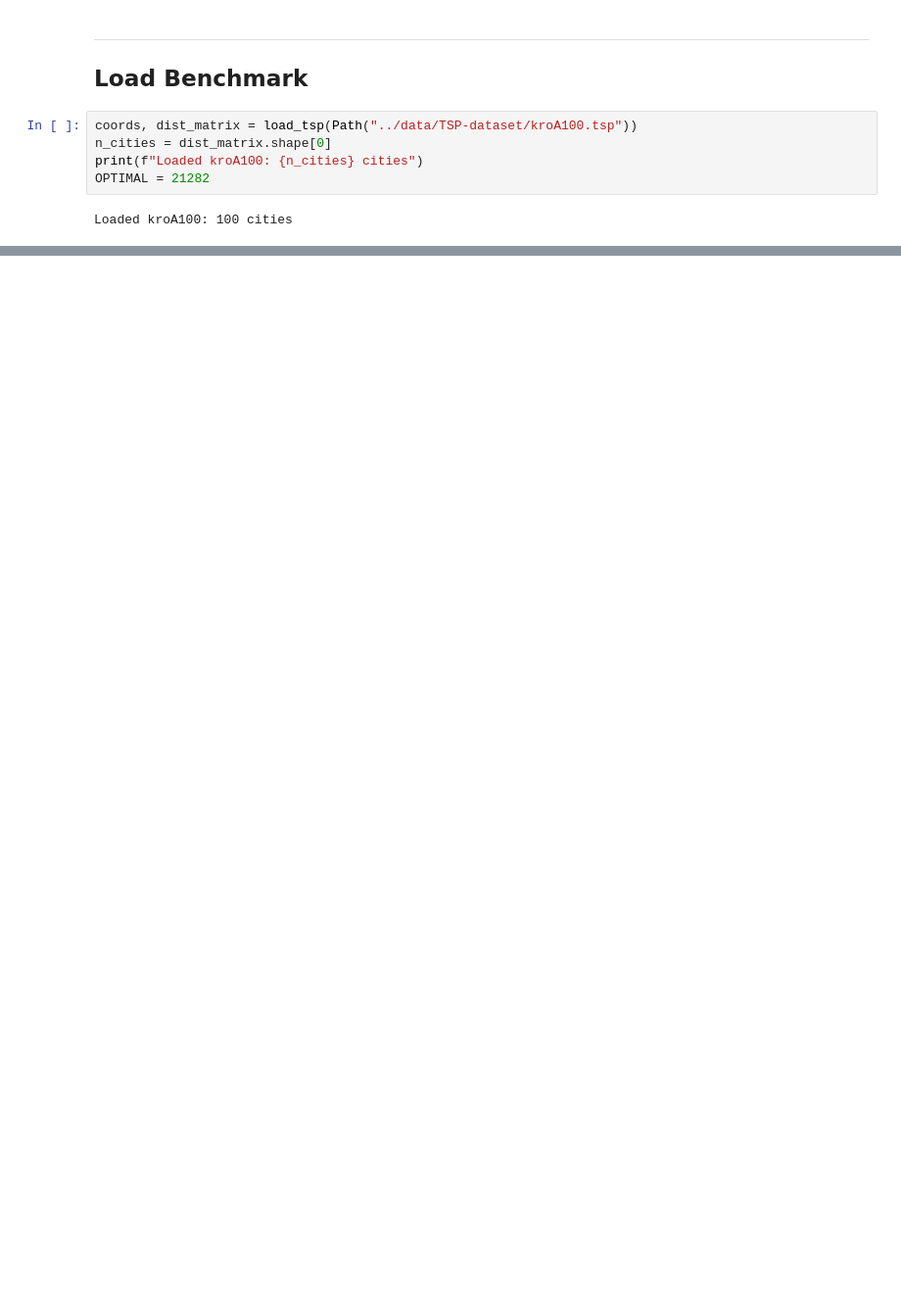
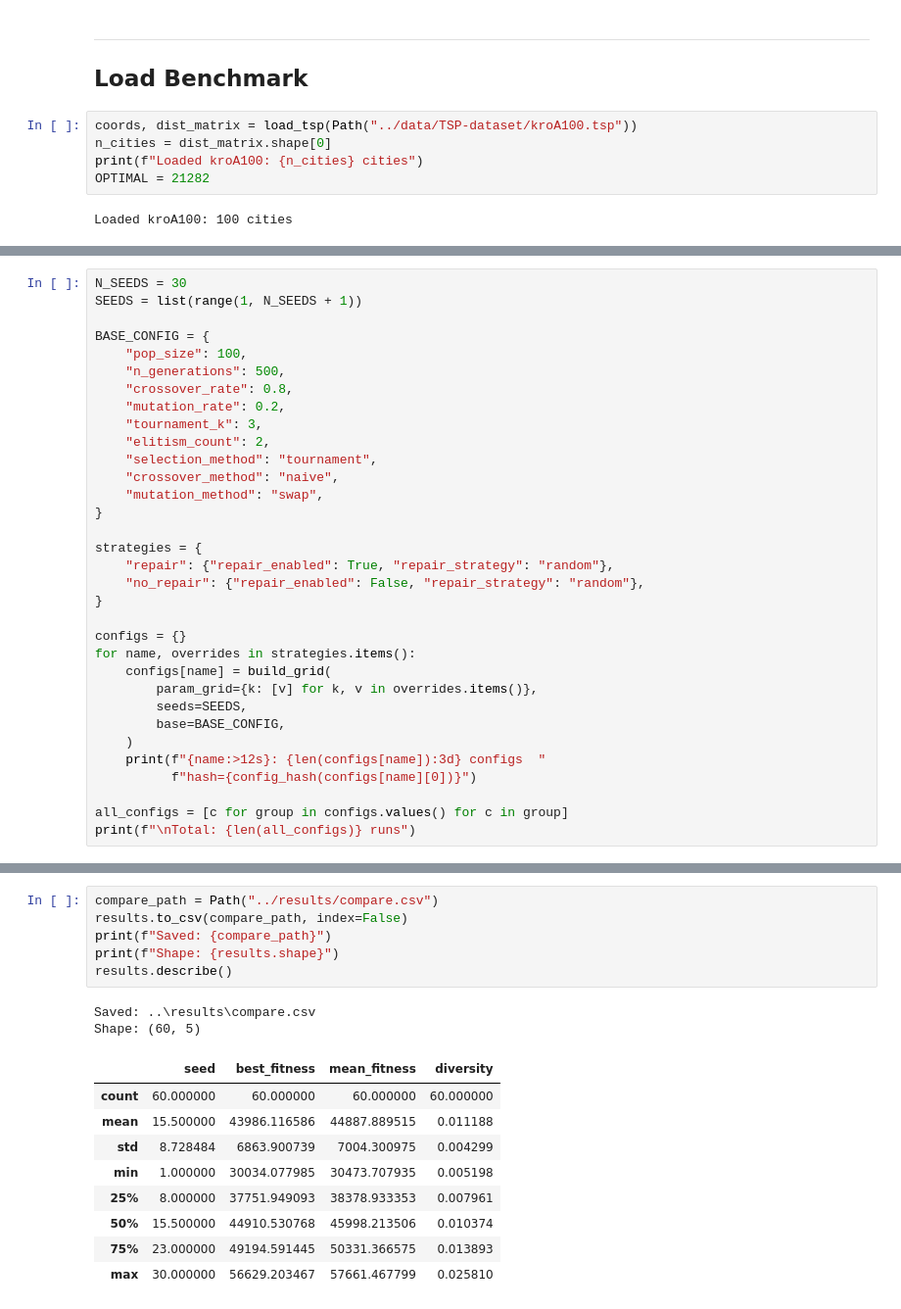
Before and after one commit to ridzuan5757/tc6544-project-2, a Jupyter notebook: notebooks/17_comparative_experiment.ipynb, the cells around one changed output, grey strips where cells are left out. Shown at 98% size. Drawn from its saved outputs; the diff is of its cells as text; blank space fills up the shorter version.

```diff
--- a/notebooks/17_comparative_experiment.ipynb
+++ b/notebooks/17_comparative_experiment.ipynb
@@ -480,0 +173,33 @@ exported to `results/compare.csv`.
+# %%
+N_SEEDS = 30
+SEEDS = list(range(1, N_SEEDS + 1))
+
+BASE_CONFIG = {
+    "pop_size": 100,
+    "n_generations": 500,
+    "crossover_rate": 0.8,
+    "mutation_rate": 0.2,
+    "tournament_k": 3,
+    "elitism_count": 2,
+    "selection_method": "tournament",
+    "crossover_method": "naive",
+    "mutation_method": "swap",
+}
+
+strategies = {
+    "repair": {"repair_enabled": True, "repair_strategy": "random"},
+    "no_repair": {"repair_enabled": False, "repair_strategy": "random"},
+}
+
+configs = {}
+for name, overrides in strategies.items():
+    configs[name] = build_grid(
+        param_grid={k: [v] for k, v in overrides.items()},
+        seeds=SEEDS,
+        base=BASE_CONFIG,
+    )
+    print(f"{name:>12s}: {len(configs[name]):3d} configs  "
+          f"hash={config_hash(configs[name][0])}")
+
+all_configs = [c for group in configs.values() for c in group]
+print(f"\nTotal: {len(all_configs)} runs")
@@ -480,0 +483,18 @@ exported to `results/compare.csv`.
+# %%
+compare_path = Path("../results/compare.csv")
+results.to_csv(compare_path, index=False)
+print(f"Saved: {compare_path}")
+print(f"Shape: {results.shape}")
+results.describe()
+# %% [output]
+Saved: ..\results\compare.csv
+Shape: (60, 5)
+|  | seed | best_fitness | mean_fitness | diversity |
+| count | 60.000000 | 60.000000 | 60.000000 | 60.000000 |
+| mean | 15.500000 | 43986.116586 | 44887.889515 | 0.011188 |
+| std | 8.728484 | 6863.900739 | 7004.300975 | 0.004299 |
+| min | 1.000000 | 30034.077985 | 30473.707935 | 0.005198 |
+| 25% | 8.000000 | 37751.949093 | 38378.933353 | 0.007961 |
+| 50% | 15.500000 | 44910.530768 | 45998.213506 | 0.010374 |
+| 75% | 23.000000 | 49194.591445 | 50331.366575 | 0.013893 |
+| max | 30.000000 | 56629.203467 | 57661.467799 | 0.025810 |
```
Also changed, not shown: parts of 51 cells of this notebook, 3 other files.
